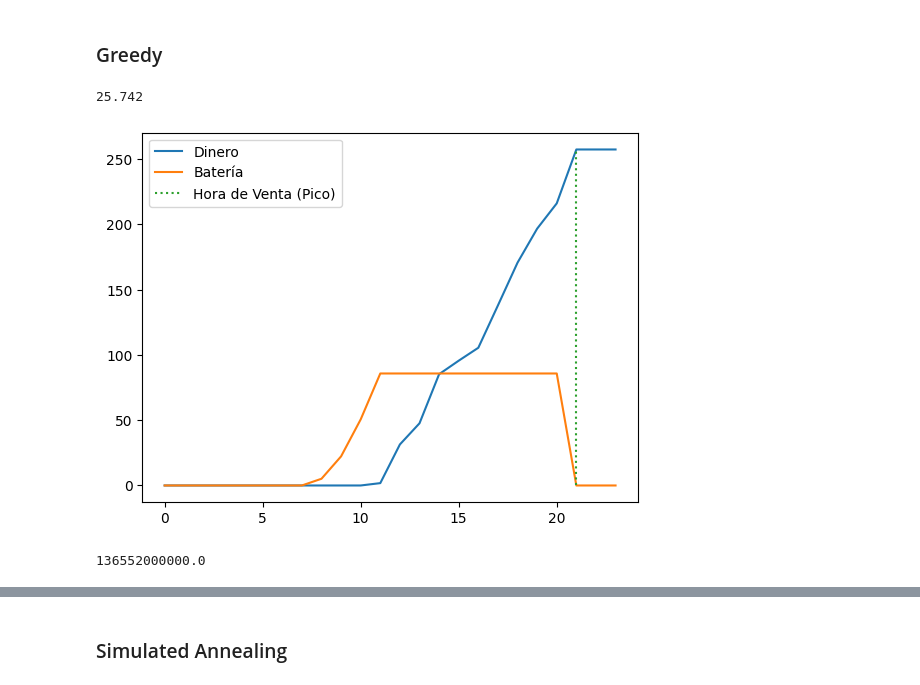
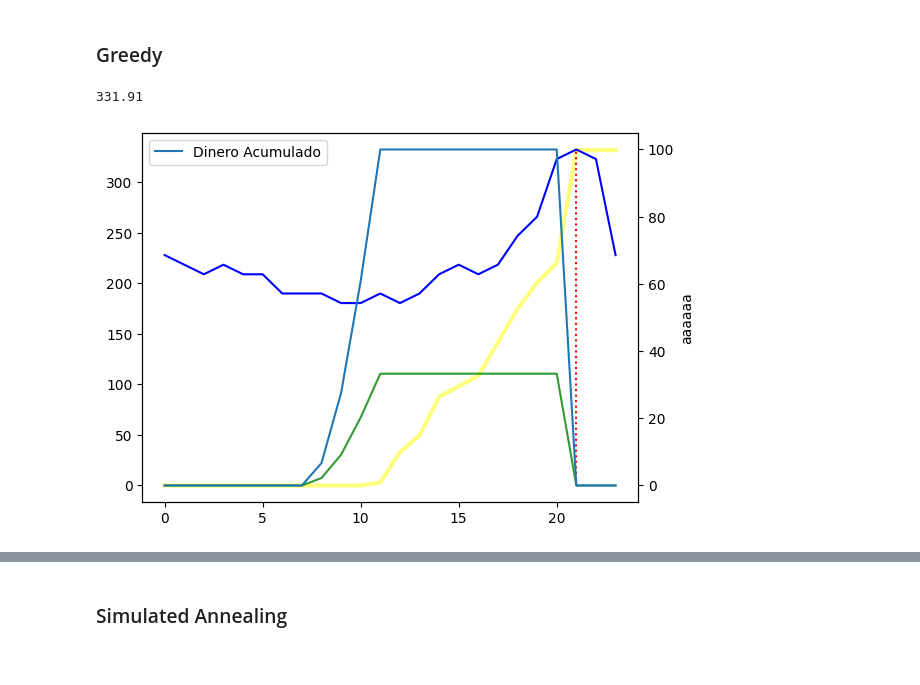
Before and after one commit to GrunCrow/Optimization_Solar_Plant, a Jupyter notebook: 1_Environments_and_Trajectories/notebook.ipynb, the cells around one changed output, grey strips where cells are left out. Cells and saved outputs as stored; diff of their text form; code cells hidden in the pictures.

Commit message:
1_Entornos_y_Trayectorias v2.0.
Greedy Working and graphs testing

```diff
--- a/1_Environments_and_Trajectories/notebook.ipynb
+++ b/1_Environments_and_Trajectories/notebook.ipynb
@@ -132,7 +124,6 @@ def centwh_a_ekwh(cents):
 # %% [markdown]
 ### Greedy
 # %%
-# (radiacion)
 bateria_capacidad_porcentaje = 0
 dinero_total = 0
 
@@ -141,41 +132,72 @@ hora_venta_pico = precio[1].index(max(precio[1]))
 # para la representacion de las funciones
 dinero_hora = [0 for _ in range(24)]
 bateria_hora = [0 for _ in range(24)]
-# energia_disponible_hora = [0 for _ in range(24)]
+precios_venta = [0 for _ in range(24)]
 
 for hora in horas:
-    energia_recibida = w_kwh(radiacion[hora]) * superficie * ganancia  # a kwh
-    bateria_capacidad_porcentaje = int(bateria_capacidad_porcentaje + (energia_a_porcentaje(energia_recibida)))     # incrementar % de la bateria, obligar que sea int
+    energia_recibida = w_to_kw(radiacion[hora]) * superficie * ganancia  # a kwh
+    bateria_capacidad_porcentaje += energia_a_porcentaje(energia_recibida)    # incrementar % de la bateria, obligar que sea int
+
+    precio_venta_actual = precio[1][hora]
+    precios_venta[hora] = precio_venta_actual
 
     if bateria_capacidad_porcentaje > 100:
         porcentaje_bateria_sobrante = bateria_capacidad_porcentaje - 100
         bateria_capacidad_porcentaje = 100
-        dinero_total += (porcentaje_a_energia(porcentaje_bateria_sobrante) * precio[1][hora])
+        dinero_total += cents_to_euros((porcentaje_a_energia(porcentaje_bateria_sobrante)) * precio_venta_actual)
 
     if hora >= hora_venta_pico:
-        precio_venta_actual = precio[1][hora]
-        dinero_total += (bateria_capacidad_porcentaje * precio_venta_actual)
+        dinero_total += cents_to_euros((porcentaje_a_energia(bateria_capacidad_porcentaje)) * precio_venta_actual)
         bateria_capacidad_porcentaje = 0
 
     bateria_hora[hora] = bateria_capacidad_porcentaje
-    dinero_hora[hora] = dinero_total / 100
+    dinero_hora[hora] = dinero_total
 
-dinero_total / 1000
+dinero_total
 # return dinero_total
 # %% [output]
-25.742
+331.91
 # %%
-import matplotlib.pyplot as plt
+# Dinero acumulado en cada hora
+plt.plot(horas,
+         dinero_hora,
+         linewidth=3,
+         color='yellow',
+         alpha=0.5)
 
-# Dinero acumulado en cada hora
-plt.plot([i for i in range(24)], dinero_hora)
 # Capacidad de la bateria en cada hora
-plt.plot([i for i in range(24)], [b * max(dinero_hora) / bateria_maxima for b in bateria_hora])
+plt.plot(horas,
+         [b * max(dinero_hora) / bateria_maxima for b in bateria_hora],
+         color='green',
+         alpha=0.8)
 
 # Linea de hora de venta
 plt.plot([hora_venta_pico for _ in [0, round(max(dinero_hora))]],
-         [i for i in [0, round(max(dinero_hora))]], linestyle=':')
-plt.legend(["Dinero", "Batería", "Hora de Venta (Pico)"])
+         [i for i in [0, round(max(dinero_hora))]],
+         linestyle=':',
+         color='red')
+
+coeficiente_representacion = 9.5
+# Precio por hora
+plt.plot(horas,    # eje x
+         [p * coeficiente_representacion for p in precios_venta],
+         # precios_venta,             # eje y
+         # [i for i in [0, round(max(precios_venta))]],   # values
+         color='blue')
+
+
+ax2 = plt.twinx()
+# plot bar chart on axis #2
+ax2.plot(horas, bateria_hora)
+# ax2.grid(False) # turn off grid #2
+
+
+plt.legend(["Dinero Acumulado", "Batería (kW)", "Hora de Venta (Pico)", "Precios de venta"])
+plt.xlabel("Horas")
+plt.ylabel("Dinero (€)")
+ax2.set_ylabel("aaaaaa")
+# plt.clabel('ej')
+
 plt.show()
 # %% [output]
-[figure, old version]
+[figure, new version]
@@ -207,4 +203,0 @@ dinero_total / 1000
-# %%
-centwh_a_ekwh(dinero_total)
-# %% [output]
-136552000000.0
```
Also changed, not shown: parts of 11 cells of this notebook.
